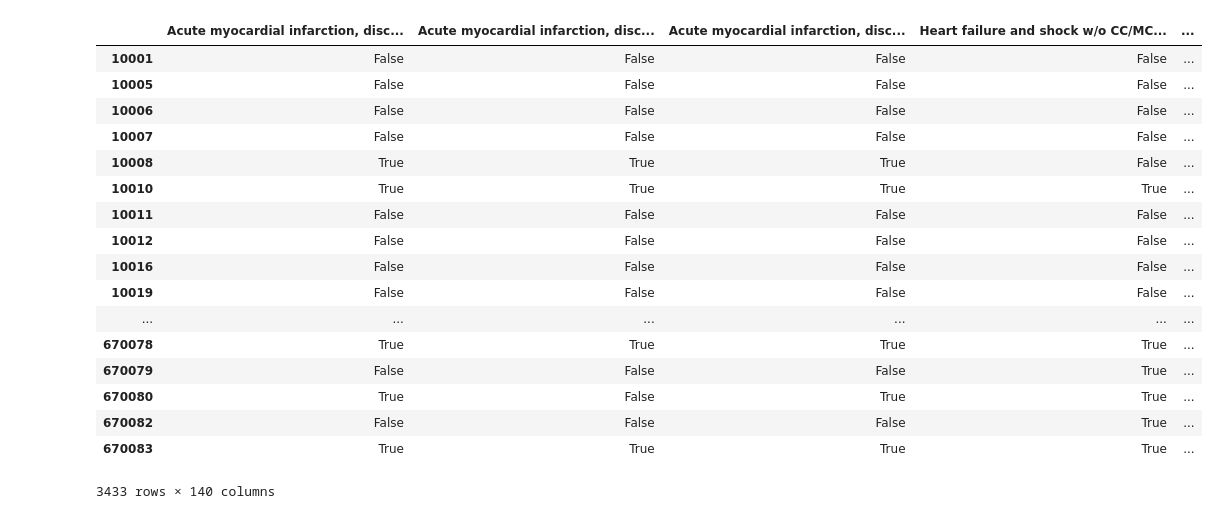
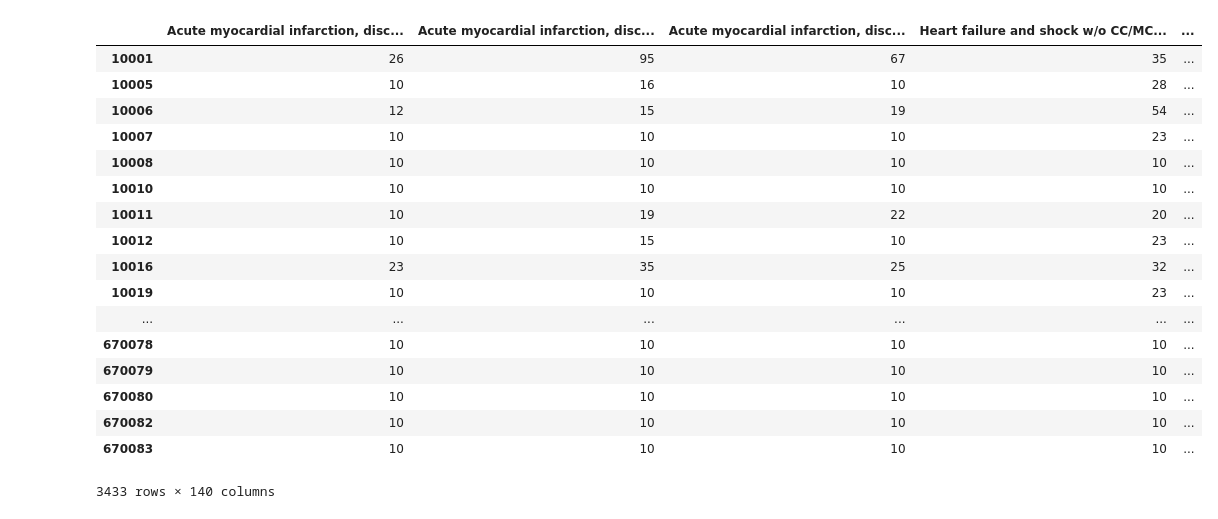
Before and after one commit to pinesol/intro-ds-hai, a Jupyter notebook: Hospital Procedure Volume Data.ipynb, the cells around one changed output. Saved outputs shown, nothing was run; the diff lists cells and outputs as text; code cells hidden in the pictures.

```diff
--- a/Hospital Procedure Volume Data.ipynb
+++ b/Hospital Procedure Volume Data.ipynb
@@ -90,23 +90,25 @@ for df in [df_2013, df_2012]:
 reformatted[0].columns = reformatted[0].columns.map(lambda x: str(x) + ' 2013')
 volume = reformatted[0].join(reformatted[1], how = 'outer', rsuffix=' 2012')
 # %%
-volume[pd.isnull(volume)] = 0
+volume[pd.isnull(volume)] = mincases
-# %% [output]
-|  | Acute myocardial infarction, disc... | Acute myocardial infarction, disc... | Acute myocardial infarction, disc... | Heart failure and shock w/o CC/MC... | ... |
-| 10001 | False | False | False | False | ... |
-| 10005 | False | False | False | False | ... |
-| 10006 | False | False | False | False | ... |
-| 10007 | False | False | False | False | ... |
-| 10008 | True | True | True | False | ... |
-| 10010 | True | True | True | True | ... |
-| 10011 | False | False | False | False | ... |
-| 10012 | False | False | False | False | ... |
-| 10016 | False | False | False | False | ... |
-| 10019 | False | False | False | False | ... |
-| ... | ... | ... | ... | ... | ... |
-| 670078 | True | True | True | True | ... |
-| 670079 | False | False | False | True | ... |
-| 670080 | True | False | True | True | ... |
-| 670082 | False | False | False | True | ... |
-| 670083 | True | True | True | True | ... |
-3433 rows × 140 columns
+# %%
+volume
+# %% [output]
+|  | Acute myocardial infarction, disc... | Acute myocardial infarction, disc... | Acute myocardial infarction, disc... | Heart failure and shock w/o CC/MC... | ... |
+| 10001 | 26 | 95 | 67 | 35 | ... |
+| 10005 | 10 | 16 | 10 | 28 | ... |
+| 10006 | 12 | 15 | 19 | 54 | ... |
+| 10007 | 10 | 10 | 10 | 23 | ... |
+| 10008 | 10 | 10 | 10 | 10 | ... |
+| 10010 | 10 | 10 | 10 | 10 | ... |
+| 10011 | 10 | 19 | 22 | 20 | ... |
+| 10012 | 10 | 15 | 10 | 23 | ... |
+| 10016 | 23 | 35 | 25 | 32 | ... |
+| 10019 | 10 | 10 | 10 | 23 | ... |
+| ... | ... | ... | ... | ... | ... |
+| 670078 | 10 | 10 | 10 | 10 | ... |
+| 670079 | 10 | 10 | 10 | 10 | ... |
+| 670080 | 10 | 10 | 10 | 10 | ... |
+| 670082 | 10 | 10 | 10 | 10 | ... |
+| 670083 | 10 | 10 | 10 | 10 | ... |
+3433 rows × 140 columns
```
Also changed, not shown: 1 other file.
